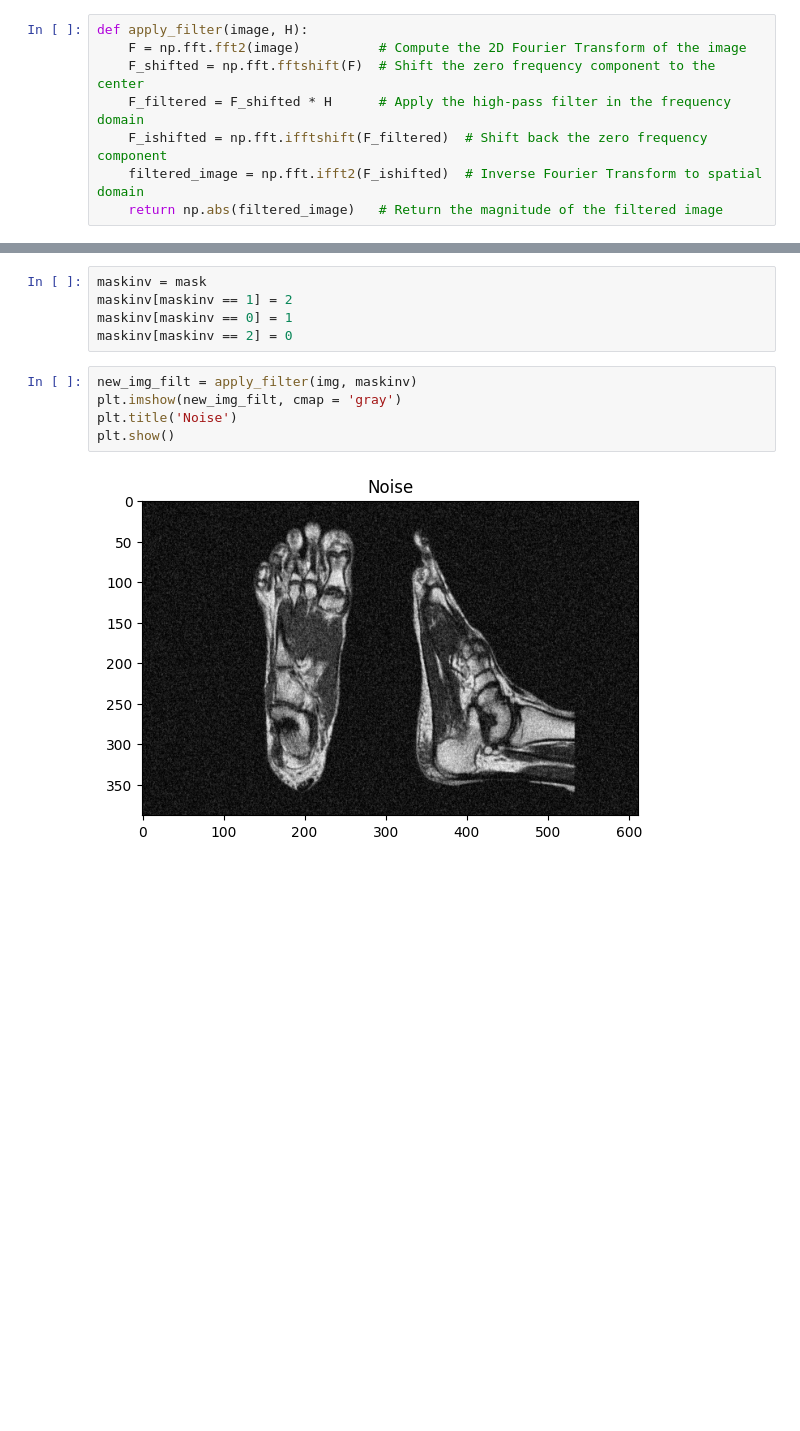
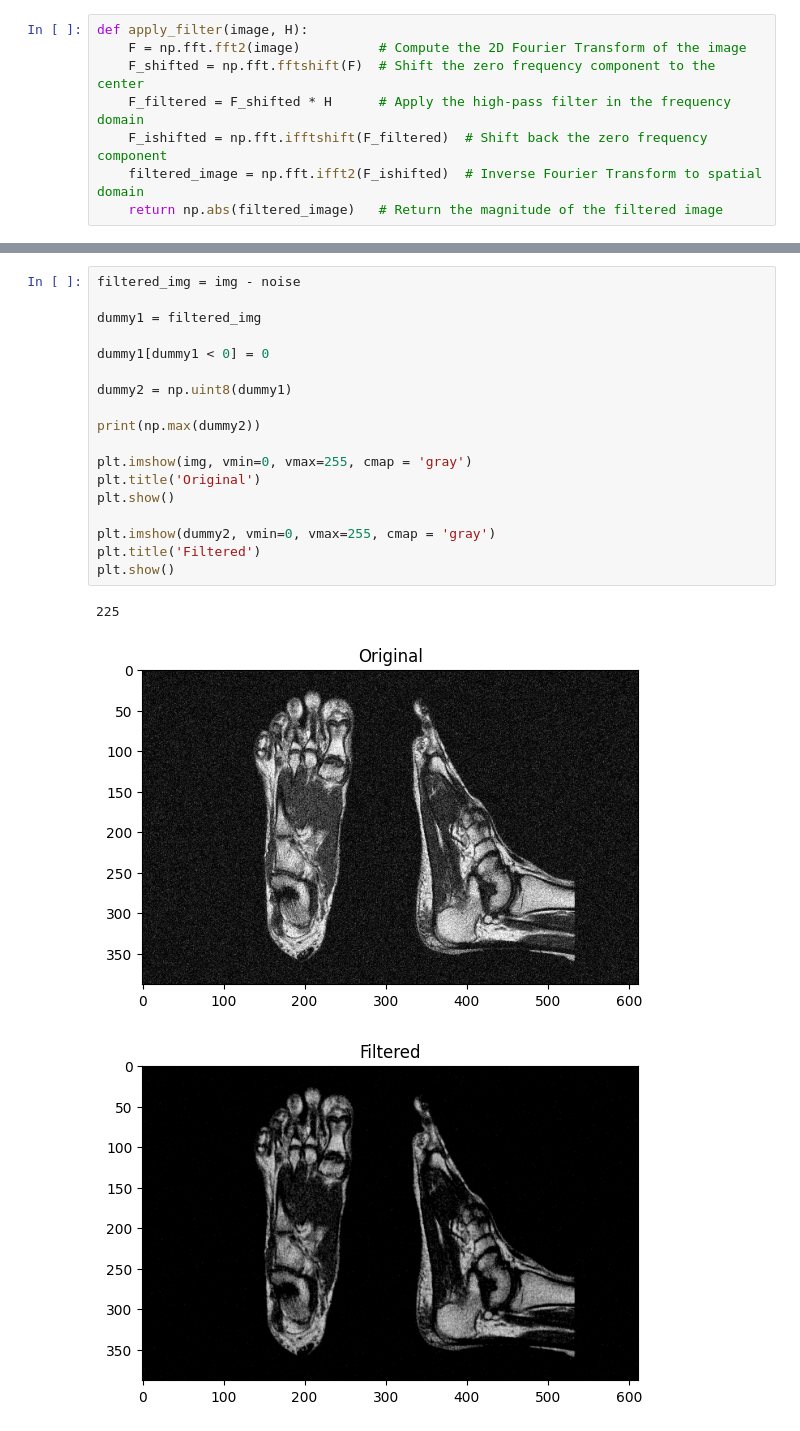
Before and after one commit to gonzagrau/PAIByB, a Jupyter notebook: GUIA1/QTlukiNB.ipynb, the cells around one changed output, grey strips where cells are left out. Drawn from its saved outputs; the diff is of its cells as text; blank space fills up the shorter version.

```diff
--- a/GUIA1/QTlukiNB.ipynb
+++ b/GUIA1/QTlukiNB.ipynb
@@ -196,12 +199,22 @@ plt.show()
-# %%
-maskinv = mask
-maskinv[maskinv == 1] = 2
-maskinv[maskinv == 0] = 1
-maskinv[maskinv == 2] = 0
-# %%
-new_img_filt = apply_filter(img, maskinv)
-plt.imshow(new_img_filt, cmap = 'gray')
-plt.title('Noise')
-plt.show()
-# %% [output]
-[figure, removed]
+# %%
+filtered_img = img - noise
+
+dummy1 = filtered_img
+
+dummy1[dummy1 < 0] = 0
+
+dummy2 = np.uint8(dummy1)
+
+print(np.max(dummy2))
+
+plt.imshow(img, vmin=0, vmax=255, cmap = 'gray')
+plt.title('Original')
+plt.show()
+
+plt.imshow(dummy2, vmin=0, vmax=255, cmap = 'gray')
+plt.title('Filtered')
+plt.show()
+# %% [output]
+225
+[figure, added]
+[figure, added]
```
Also changed, not shown: parts of 6 cells of this notebook, 1 other file.
